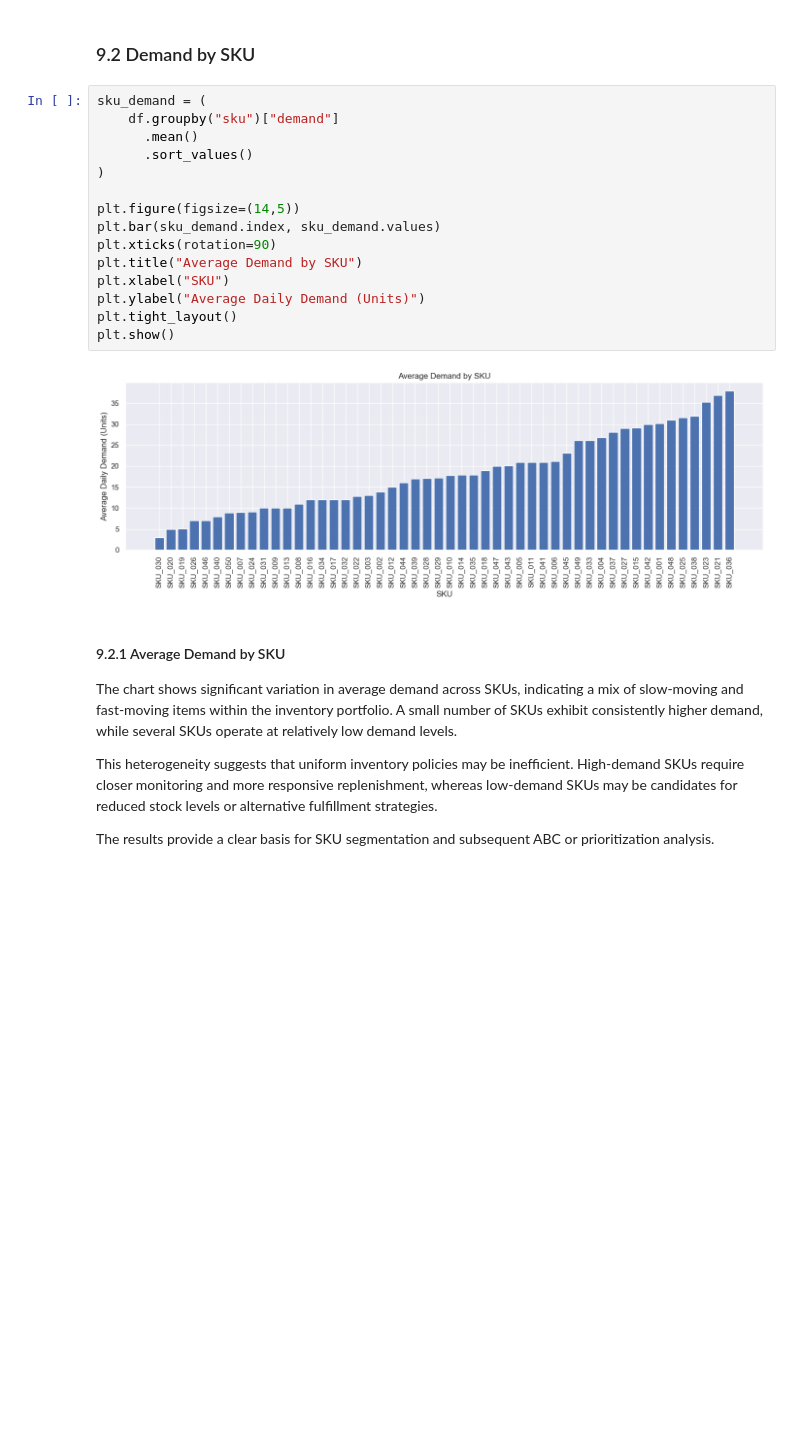
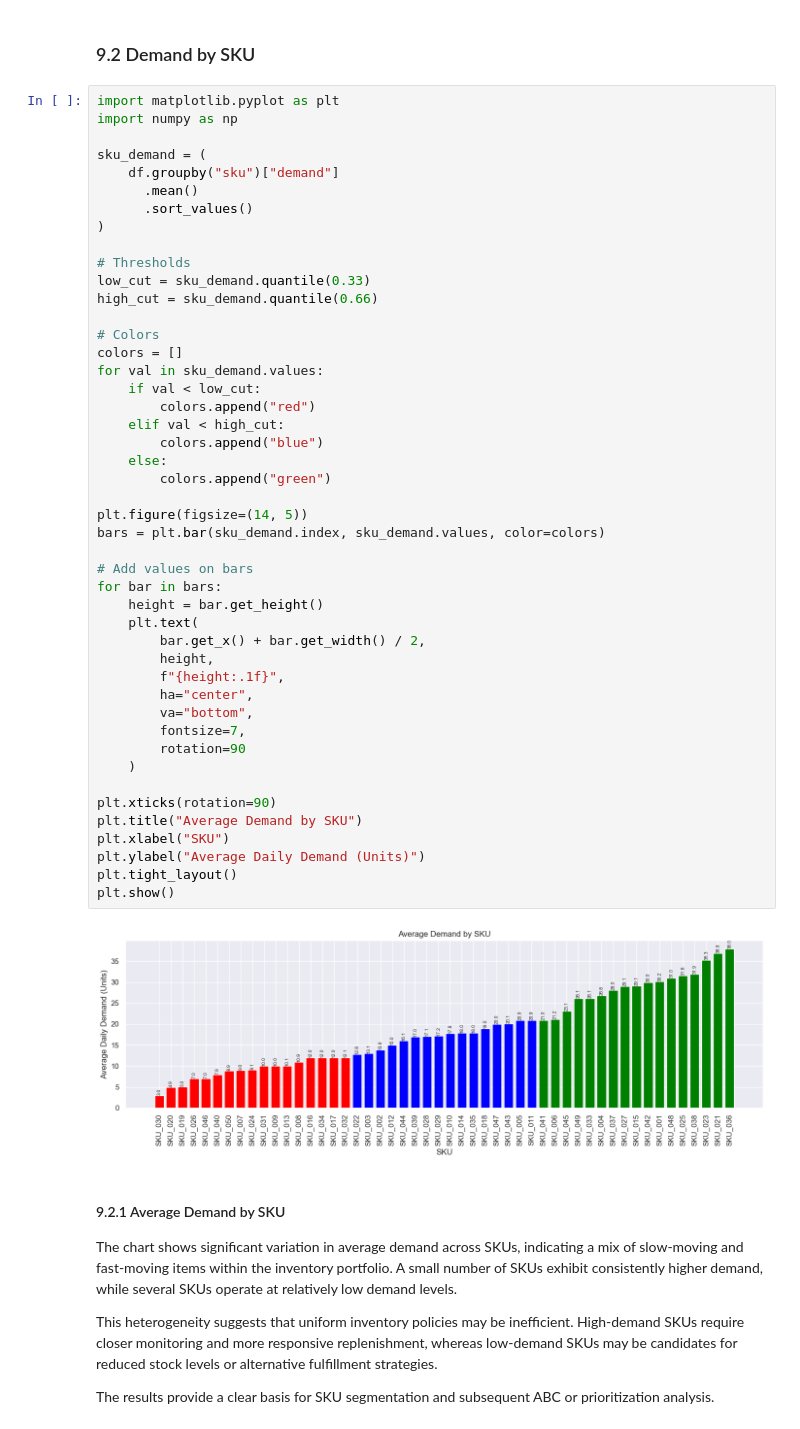
Before and after one commit to ejazurrehman/EDA_for_Inventory, a Jupyter notebook: eda_for_inventory_analytics.ipynb, the cells around one changed output. Cells and saved outputs as stored; diff of their text form; blank space fills up the shorter version.

```diff
--- a/eda_for_inventory_analytics.ipynb
+++ b/eda_for_inventory_analytics.ipynb
@@ -230,23 +251,54 @@ The presence of a long right tail suggests occasional demand spikes, which intro
 Overall, the distribution highlights the need for differentiated inventory strategies based on demand behavior rather than a one-size-fits-all approach.
 # %% [markdown]
 ### 9.2 Demand by SKU
-# %%
-sku_demand = (
-    df.groupby("sku")["demand"]
-      .mean()
-      .sort_values()
-)
-
-plt.figure(figsize=(14,5))
-plt.bar(sku_demand.index, sku_demand.values)
-plt.xticks(rotation=90)
-plt.title("Average Demand by SKU")
-plt.xlabel("SKU")
-plt.ylabel("Average Daily Demand (Units)")
-plt.tight_layout()
-plt.show()
-# %% [output]
-[figure, removed]
+# %%
+import matplotlib.pyplot as plt
+import numpy as np
+
+sku_demand = (
+    df.groupby("sku")["demand"]
+      .mean()
+      .sort_values()
+)
+
+# Thresholds
+low_cut = sku_demand.quantile(0.33)
+high_cut = sku_demand.quantile(0.66)
+
+# Colors
+colors = []
+for val in sku_demand.values:
+    if val < low_cut:
+        colors.append("red")
+    elif val < high_cut:
+        colors.append("blue")
+    else:
+        colors.append("green")
+
+plt.figure(figsize=(14, 5))
+bars = plt.bar(sku_demand.index, sku_demand.values, color=colors)
+
+# Add values on bars
+for bar in bars:
+    height = bar.get_height()
+    plt.text(
+        bar.get_x() + bar.get_width() / 2,
+        height,
+        f"{height:.1f}",
+        ha="center",
+        va="bottom",
+        fontsize=7,
+        rotation=90
+    )
+
+plt.xticks(rotation=90)
+plt.title("Average Demand by SKU")
+plt.xlabel("SKU")
+plt.ylabel("Average Daily Demand (Units)")
+plt.tight_layout()
+plt.show()
+# %% [output]
+[figure, added]
 # %% [markdown]
 #### 9.2.1 Average Demand by SKU
 
```
Also changed, not shown: parts of 3 cells of this notebook.
